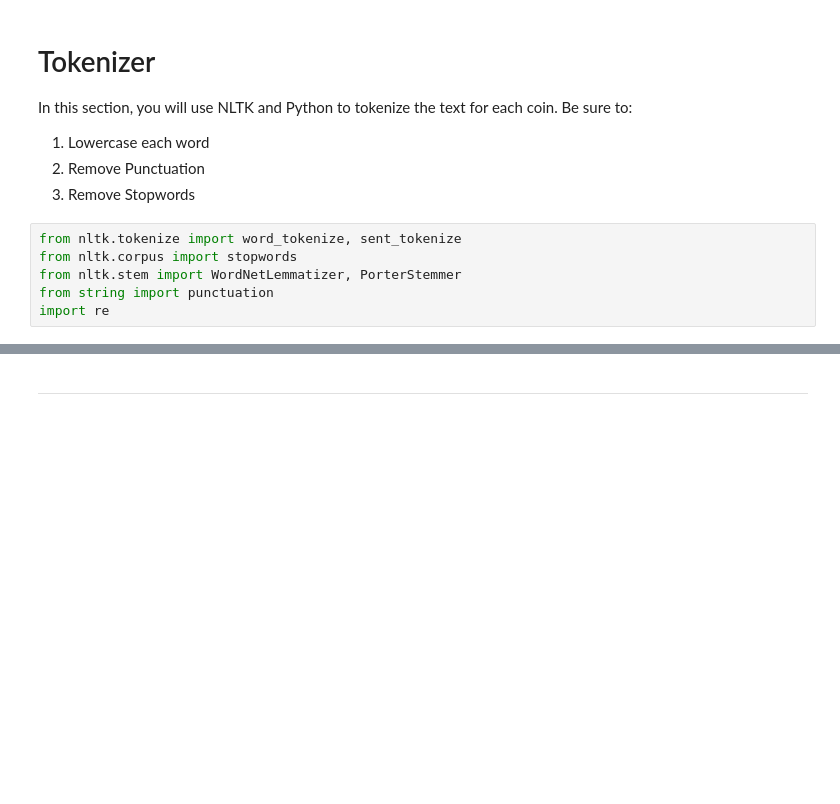
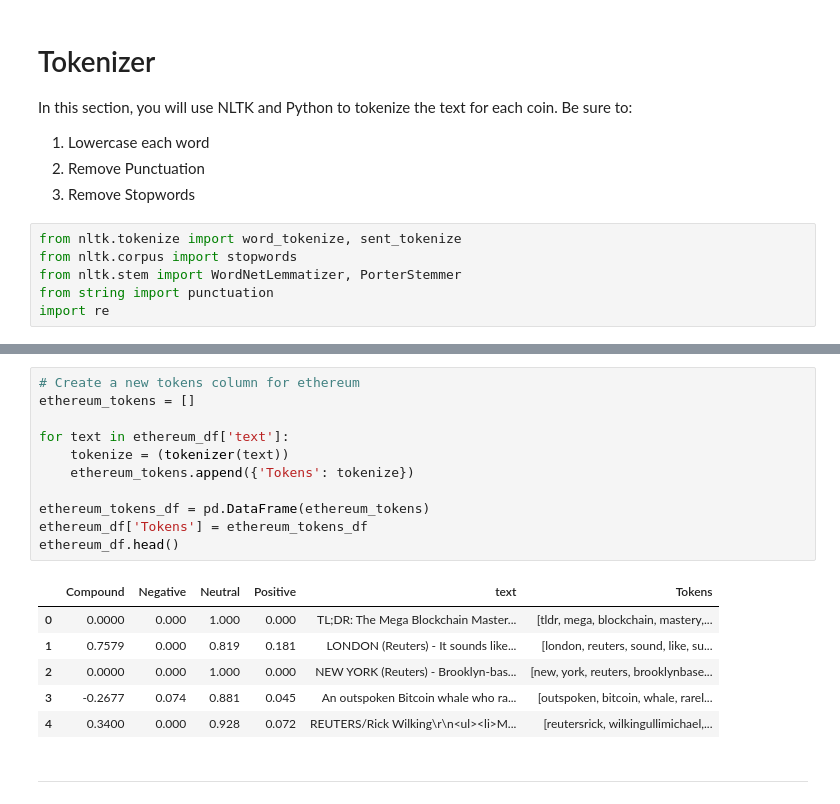
Before and after one commit to Caresir/NLP_cryptocurrency_Sentiment, a Jupyter notebook: crypto_sentiment.ipynb, the cells around one changed output, grey strips where cells are left out. Saved outputs shown, nothing was run; the diff lists cells and outputs as text; blank space fills up the shorter version.

```diff
--- a/crypto_sentiment.ipynb
+++ b/crypto_sentiment.ipynb
@@ -230,3 +243,21 @@ def tokenizer(text):
+# %%
+# Create a new tokens column for ethereum
+ethereum_tokens = []
+
+for text in ethereum_df['text']:
+    tokenize = (tokenizer(text))
+    ethereum_tokens.append({'Tokens': tokenize})
+
+ethereum_tokens_df = pd.DataFrame(ethereum_tokens)
+ethereum_df['Tokens'] = ethereum_tokens_df
+ethereum_df.head()
+# %% [output]
+|  | Compound | Negative | Neutral | Positive | text | Tokens |
+| 0 | 0.0000 | 0.000 | 1.000 | 0.000 | TL;DR: The Mega Blockchain Master... | [tldr, mega, blockchain, mastery,... |
+| 1 | 0.7579 | 0.000 | 0.819 | 0.181 | LONDON (Reuters) - It sounds like... | [london, reuters, sound, like, su... |
+| 2 | 0.0000 | 0.000 | 1.000 | 0.000 | NEW YORK (Reuters) - Brooklyn-bas... | [new, york, reuters, brooklynbase... |
+| 3 | -0.2677 | 0.074 | 0.881 | 0.045 | An outspoken Bitcoin whale who ra... | [outspoken, bitcoin, whale, rarel... |
+| 4 | 0.3400 | 0.000 | 0.928 | 0.072 | REUTERS/Rick Wilking\r\n<ul><li>M... | [reutersrick, wilkingullimichael,... |
 # %% [markdown]
 ---
 # %% [markdown]
```
Also changed, not shown: parts of 12 cells of this notebook.
